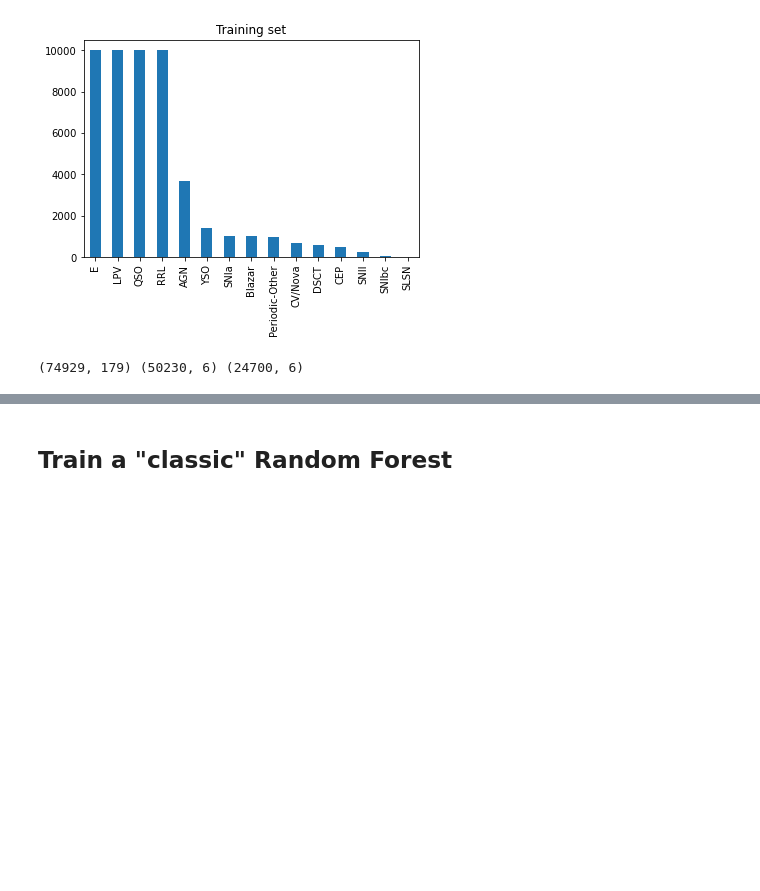
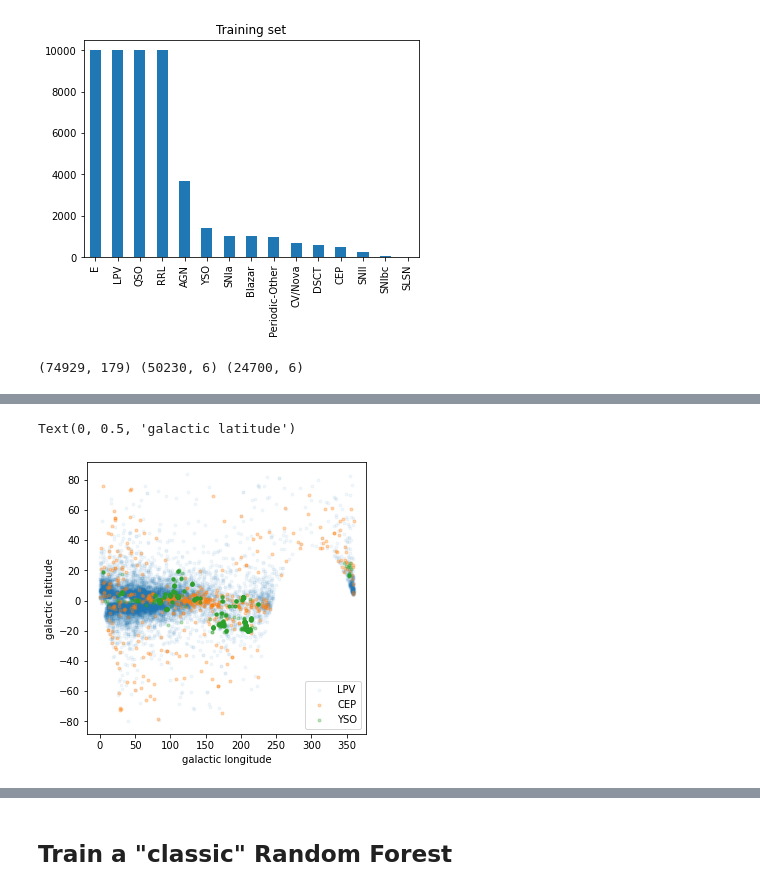
Before and after one commit to guille-c/ALeRCE_ML_DL, a Jupyter notebook: ALeRCE_ML_DL.ipynb, the cells around one changed output, grey strips where cells are left out. Saved outputs shown, nothing was run; the diff lists cells and outputs as text; code cells hidden in the pictures; blank space fills up the shorter version.

```diff
--- a/ALeRCE_ML_DL.ipynb
+++ b/ALeRCE_ML_DL.ipynb
@@ -333,0 +339,11 @@ plt.legend()
+# %%
+plt.figure(figsize = (5, 5))
+plt.scatter (lpv['gal_l0'],lpv['gal_b0'], alpha = 0.05, marker = ".", label = "LPV")
+plt.scatter (ceph['gal_l0'],ceph['gal_b0'], alpha = 0.3, marker = ".", label = "CEP")
+plt.scatter (yso['gal_l0'],yso['gal_b0'], alpha = 0.3, marker = ".", label = "YSO")
+plt.legend()
+plt.xlabel("galactic longitude")
+plt.ylabel("galactic latitude")
+# %% [output]
+Text(0, 0.5, 'galactic latitude')
+[figure, added]
```
Also changed, not shown: parts of 26 cells of this notebook.
